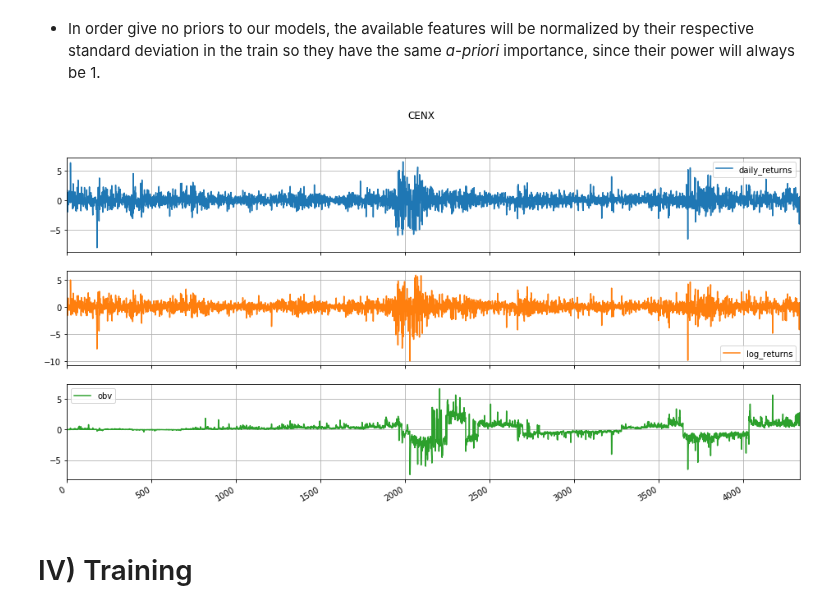
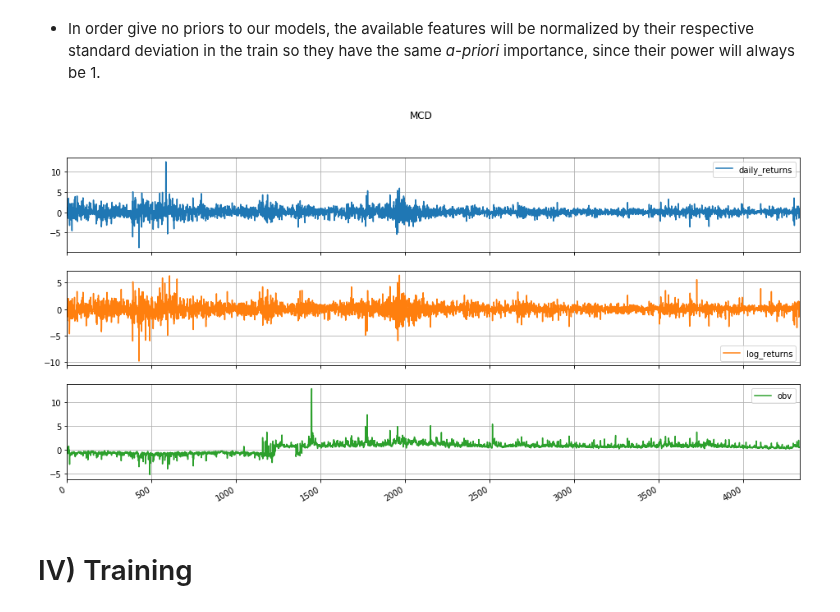
Before and after one commit to leoniloris/Stock-Price-Prediction, a Jupyter notebook: stock_price_prediction.ipynb, the cells around one changed output. Drawn from its saved outputs; the diff is of its cells as text; code cells hidden in the pictures.

```diff
--- a/stock_price_prediction.ipynb
+++ b/stock_price_prediction.ipynb
@@ -122,7 +117,9 @@ dataset_df
 # %%
+ASSET_FOR_REGRESSION = 'MCD'
+
 quandl.ApiConfig.api_key = api_key
 
-dataset_df = quandl.get_table('WIKI/PRICES', ticker = ['CENX', 'QCOM', 'YHOO', 'MCD'],
+dataset_df = quandl.get_table('WIKI/PRICES', ticker = [ASSET_FOR_REGRESSION],
                         date = {'gte': dates_range[0], 'lte': dates_range[1]},
                         paginate=True).reset_index(drop=True)
 
@@ -321,11 +308,11 @@ def normalize(dataframe):
 features_df = features_df.groupby('ticker')\
     .apply(normalize).reset_index(drop=True)
 # %%
-features_df[features_df.ticker == 'CENX'][['daily_returns', 'log_returns', 'obv']]\
-    .plot(subplots=True, figsize=(16, 8), grid=True, title='CENX')
+features_df[features_df.ticker == ASSET_FOR_REGRESSION][['daily_returns', 'log_returns', 'obv']]\
+    .plot(subplots=True, figsize=(16, 8), grid=True, title=ASSET_FOR_REGRESSION)
 plt.show()
 # %% [output]
-[figure, old version]
+[figure, new version]
 # %% [markdown]
 # IV) Training
 # %% [markdown]
```
Also changed, not shown: parts of 30 cells of this notebook, 1 other file.
